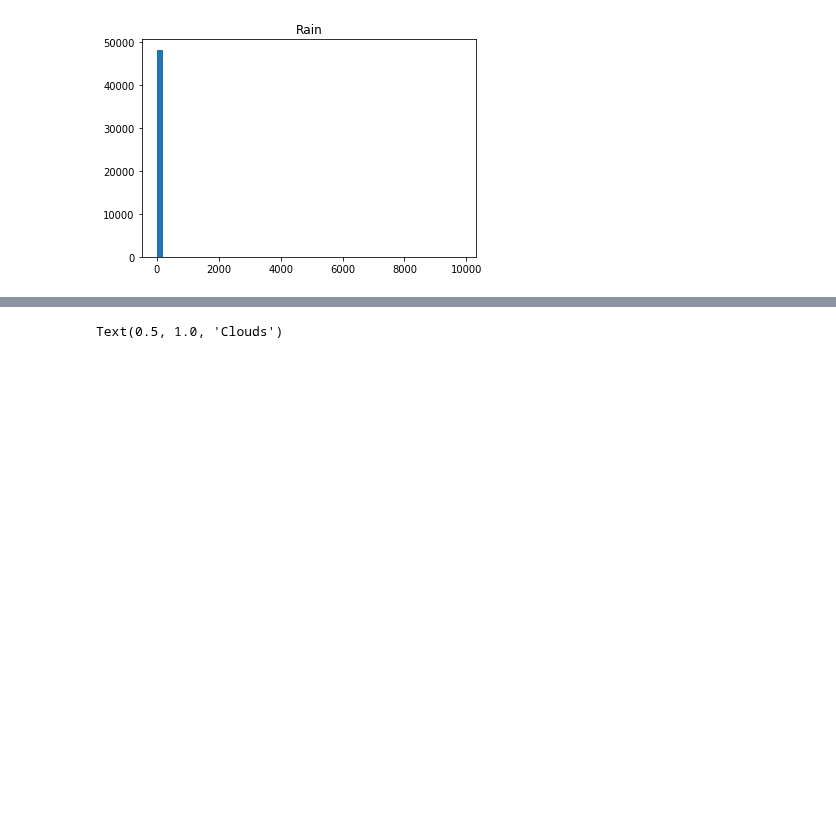
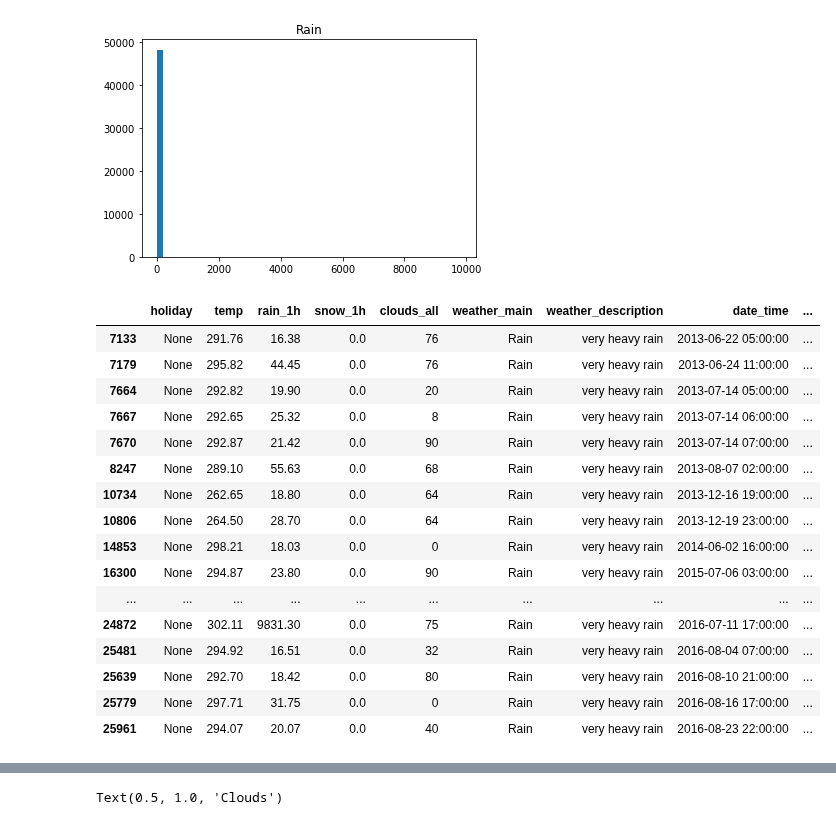
Before and after one commit to Lensku/BDA-Project-Otso-Lensku, a Jupyter notebook: Project.ipynb, the cells around one changed output, grey strips where cells are left out. Cells and saved outputs as stored; diff of their text form; code cells hidden in the pictures; blank space fills up the shorter version.

```diff
--- a/Project.ipynb
+++ b/Project.ipynb
@@ -115,3 +141,23 @@ plt.title("Rain")
 # %% [output]
 Text(0.5, 1.0, 'Rain')
 [figure]
+# %%
+df[df['weather_description'] == 'very heavy rain']
+# %% [output]
+|  | holiday | temp | rain_1h | snow_1h | clouds_all | weather_main | weather_description | date_time | ... |
+| 7133 | None | 291.76 | 16.38 | 0.0 | 76 | Rain | very heavy rain | 2013-06-22 05:00:00 | ... |
+| 7179 | None | 295.82 | 44.45 | 0.0 | 76 | Rain | very heavy rain | 2013-06-24 11:00:00 | ... |
+| 7664 | None | 292.82 | 19.90 | 0.0 | 20 | Rain | very heavy rain | 2013-07-14 05:00:00 | ... |
+| 7667 | None | 292.65 | 25.32 | 0.0 | 8 | Rain | very heavy rain | 2013-07-14 06:00:00 | ... |
+| 7670 | None | 292.87 | 21.42 | 0.0 | 90 | Rain | very heavy rain | 2013-07-14 07:00:00 | ... |
+| 8247 | None | 289.10 | 55.63 | 0.0 | 68 | Rain | very heavy rain | 2013-08-07 02:00:00 | ... |
+| 10734 | None | 262.65 | 18.80 | 0.0 | 64 | Rain | very heavy rain | 2013-12-16 19:00:00 | ... |
+| 10806 | None | 264.50 | 28.70 | 0.0 | 64 | Rain | very heavy rain | 2013-12-19 23:00:00 | ... |
+| 14853 | None | 298.21 | 18.03 | 0.0 | 0 | Rain | very heavy rain | 2014-06-02 16:00:00 | ... |
+| 16300 | None | 294.87 | 23.80 | 0.0 | 90 | Rain | very heavy rain | 2015-07-06 03:00:00 | ... |
+| ... | ... | ... | ... | ... | ... | ... | ... | ... | ... |
+| 24872 | None | 302.11 | 9831.30 | 0.0 | 75 | Rain | very heavy rain | 2016-07-11 17:00:00 | ... |
+| 25481 | None | 294.92 | 16.51 | 0.0 | 32 | Rain | very heavy rain | 2016-08-04 07:00:00 | ... |
+| 25639 | None | 292.70 | 18.42 | 0.0 | 80 | Rain | very heavy rain | 2016-08-10 21:00:00 | ... |
+| 25779 | None | 297.71 | 31.75 | 0.0 | 0 | Rain | very heavy rain | 2016-08-16 17:00:00 | ... |
+| 25961 | None | 294.07 | 20.07 | 0.0 | 40 | Rain | very heavy rain | 2016-08-23 22:00:00 | ... |
```
Also changed, not shown: parts of 17 cells of this notebook.
